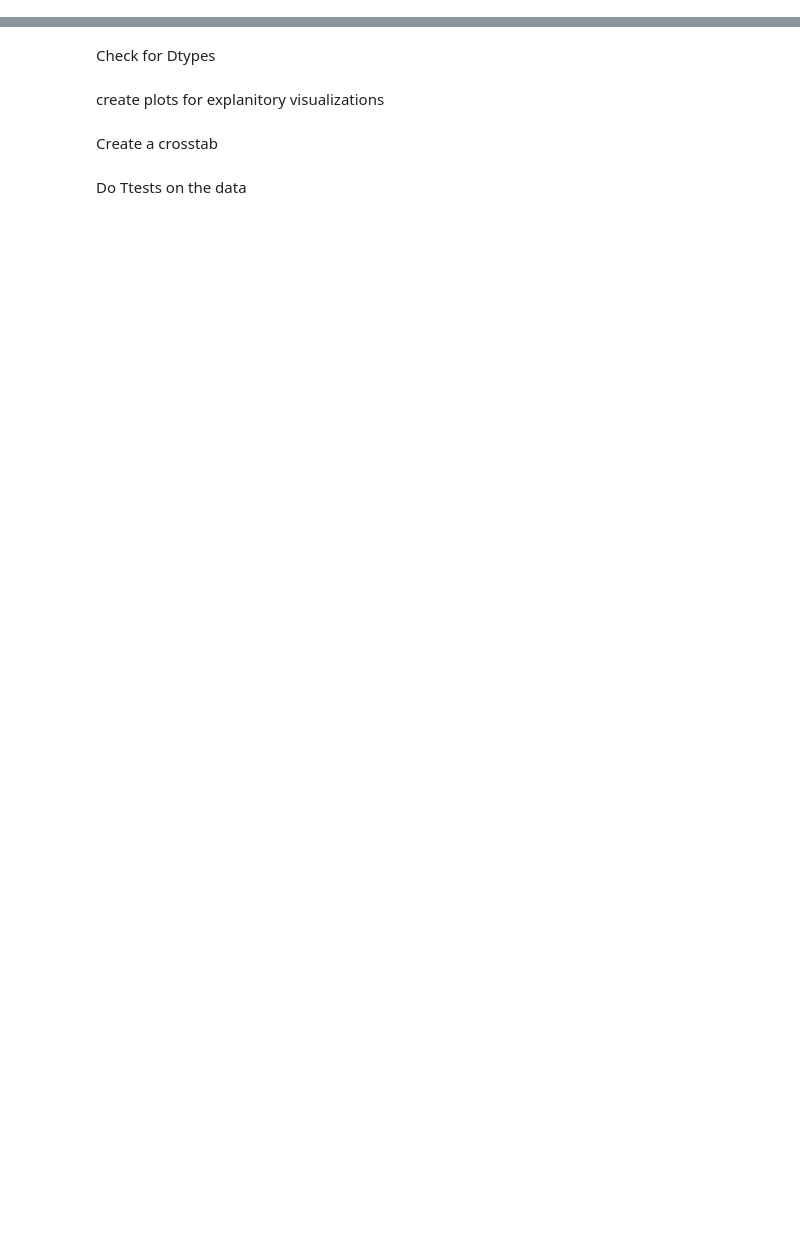
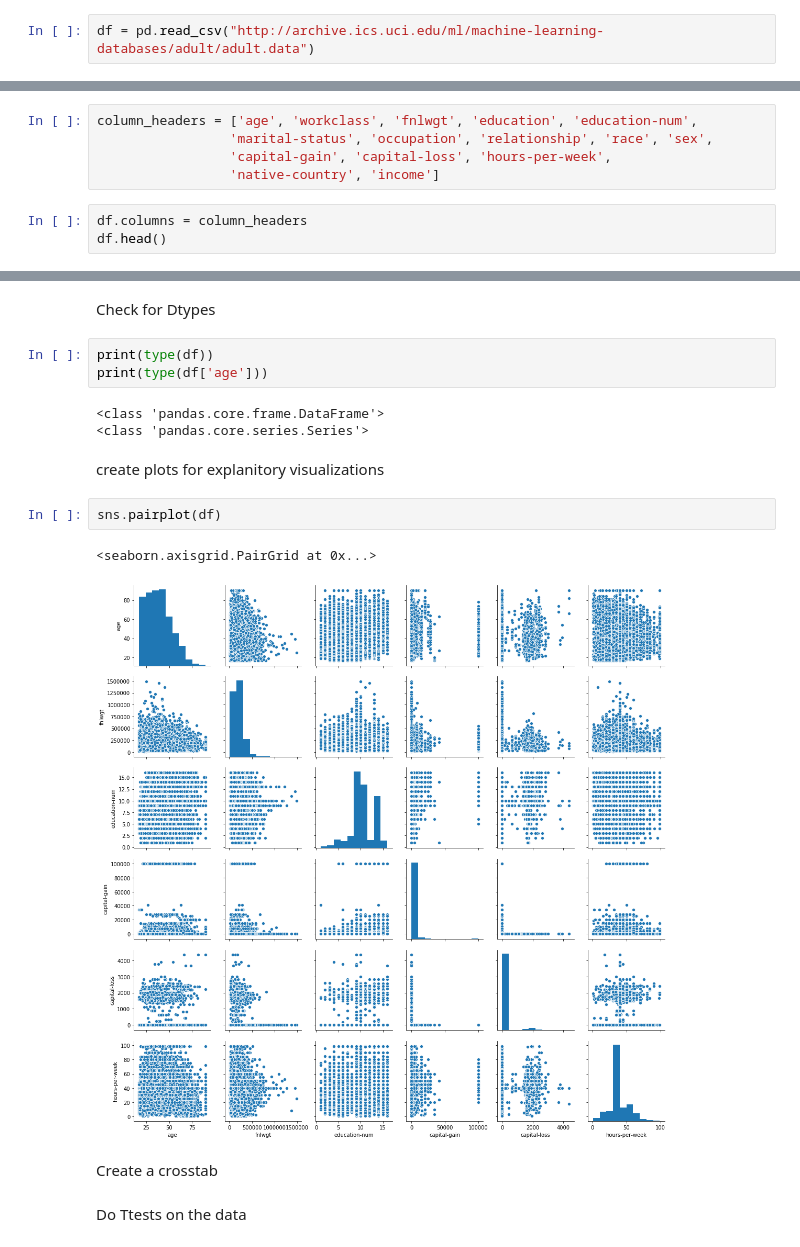
Before and after one commit to JackRossProjects/DS-Unit-1-Sprint-2-Statistics, a Jupyter notebook: Unit_1_Sprint_2_Study_Guide.ipynb, the cells around one changed output, grey strips where cells are left out. Drawn from its saved outputs; the diff is of its cells as text; blank space fills up the shorter version.

```diff
--- a/Unit_1_Sprint_2_Study_Guide.ipynb
+++ b/Unit_1_Sprint_2_Study_Guide.ipynb
@@ -60,0 +72,2 @@ Load and validate a data set
+# %%
+df = pd.read_csv("http://archive.ics.uci.edu/ml/machine-learning-databases/adult/adult.data")
@@ -60,0 +83,8 @@ Load and validate a data set
+# %%
+column_headers = ['age', 'workclass', 'fnlwgt', 'education', 'education-num',
+                 'marital-status', 'occupation', 'relationship', 'race', 'sex',
+                 'capital-gain', 'capital-loss', 'hours-per-week',
+                 'native-country', 'income']
+# %%
+df.columns = column_headers
+df.head()
@@ -63,7 +120,18 @@ Check for NaNs
 # %% [markdown]
 Check for Dtypes
+# %%
+print(type(df))
+print(type(df['age']))
+# %% [output]
+<class 'pandas.core.frame.DataFrame'>
+<class 'pandas.core.series.Series'>
 # %% [markdown]
 create plots for explanitory visualizations
+# %%
+sns.pairplot(df)
+# %% [output]
+<seaborn.axisgrid.PairGrid at 0x...>
+[figure, added]
 # %% [markdown]
 Create a crosstab
 # %% [markdown]
```
Also changed, not shown: parts of 5 cells of this notebook.
